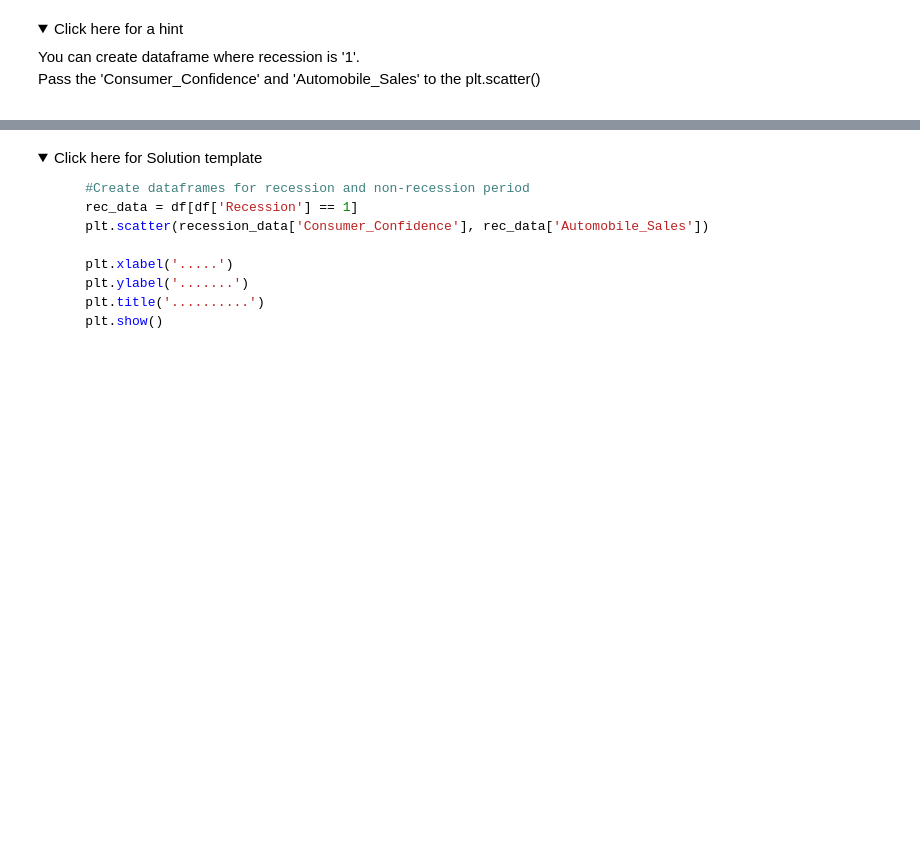
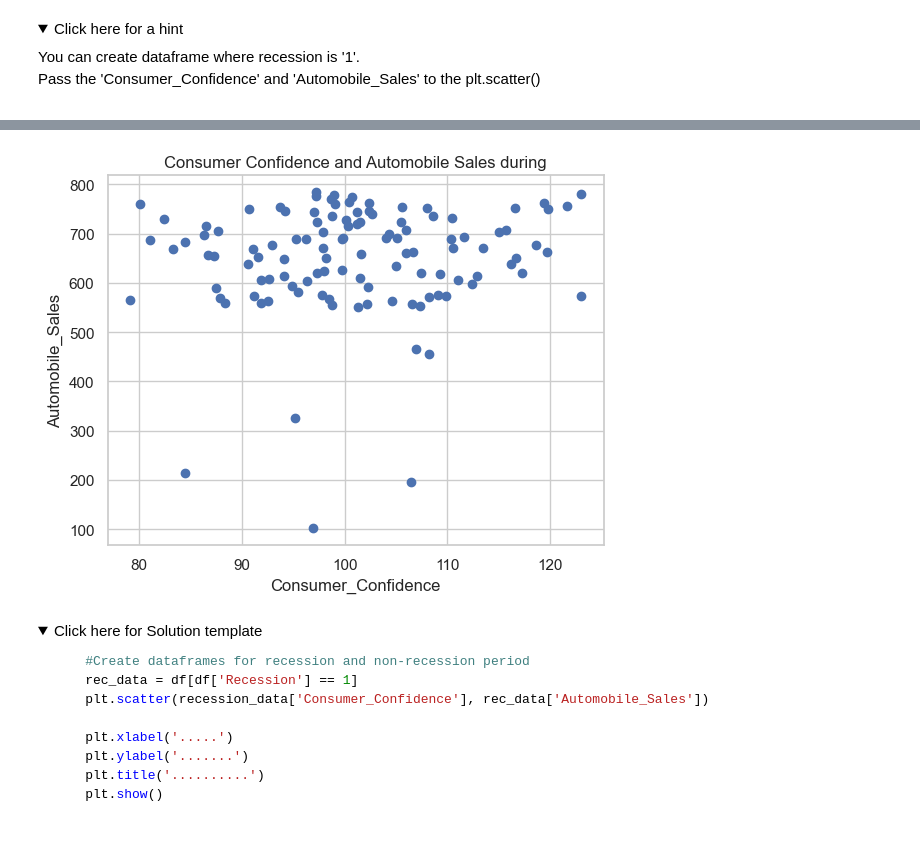
Before and after one commit to mrwoodzi/Data_Science_Certs_Progress, a Jupyter notebook: IBM_Data_Analytics_Professional_Cert/Projects/Final-Assignment-Part-1.jupyterlite.ipynb, the cells around one changed output, grey strips where cells are left out. Drawn from its saved outputs; the diff is of its cells as text; code cells hidden in the pictures; folded sections open; blank space fills up the shorter version.

```diff
--- a/IBM_Data_Analytics_Professional_Cert/Projects/Final-Assignment-Part-1.jupyterlite.ipynb
+++ b/IBM_Data_Analytics_Professional_Cert/Projects/Final-Assignment-Part-1.jupyterlite.ipynb
@@ -684,3 +715,14 @@ Save this plot as "Bubble.png"</span><br>
+# %%
+#Create dataframes for recession and non-recession period
+rec_data = df[df['Recession'] == 1]
+plt.scatter(rec_data['Consumer_Confidence'], rec_data['Automobile_Sales'])
+
+plt.xlabel('Consumer_Confidence')
+plt.ylabel('Automobile_Sales')
+plt.title('Consumer Confidence and Automobile Sales during')
+plt.show()
+# %% [output]
+[figure, added]
 # %% [markdown]
 <details>
 <summary>Click here for Solution template</summary>
```
Also changed, not shown: parts of 8 cells of this notebook, 1 other file.
